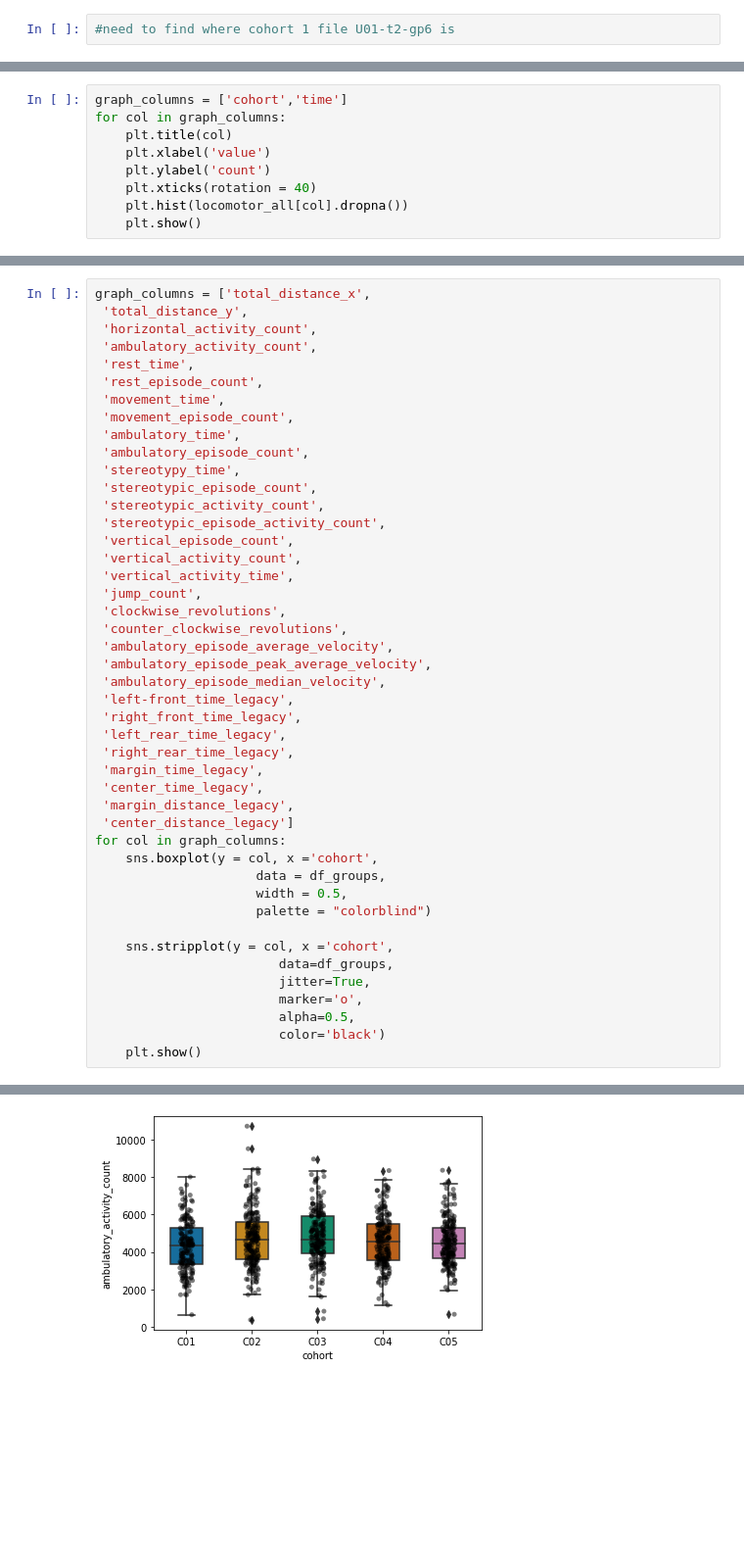
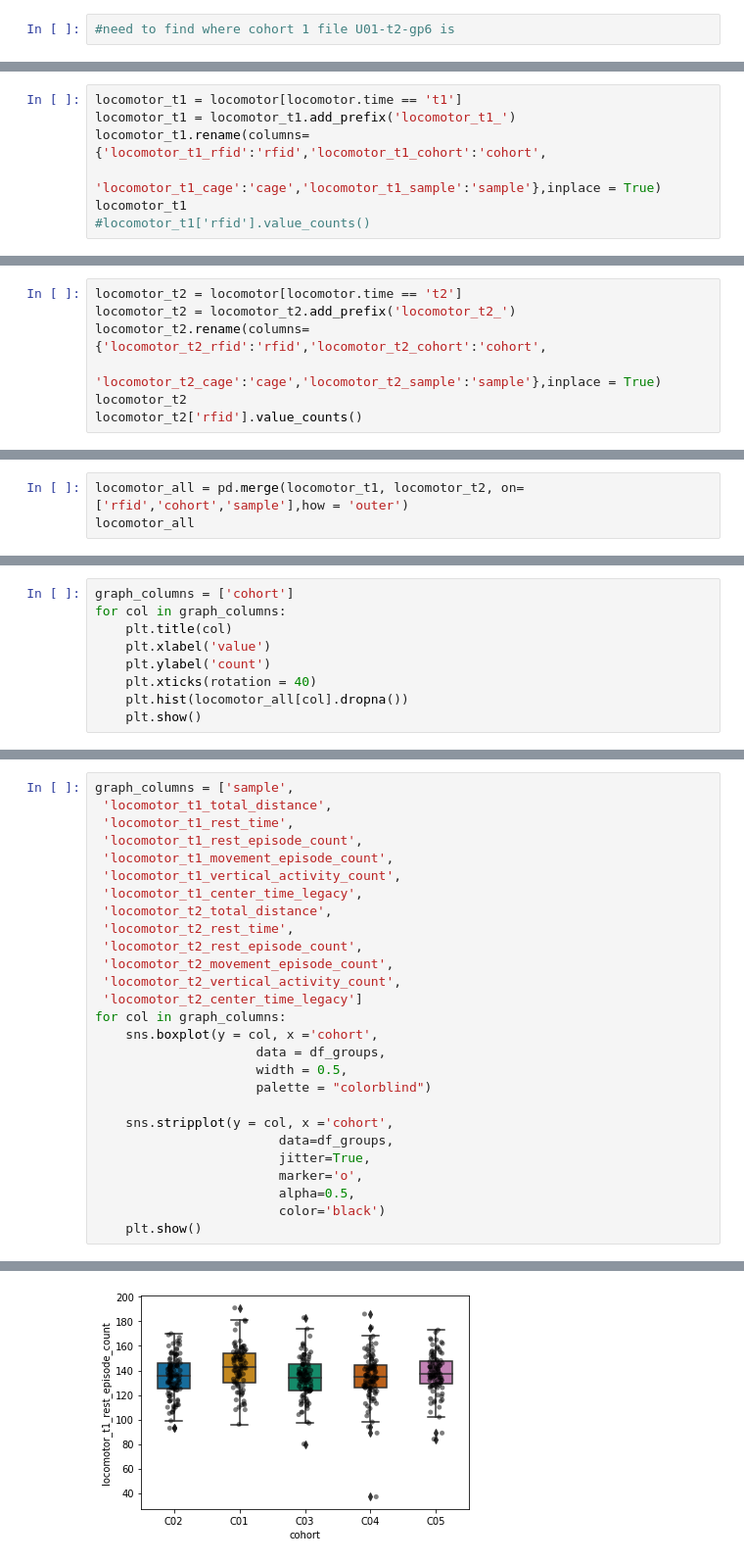
Before and after one commit to Shaezzer/PalmerLab, a Jupyter notebook: Suzanne_Mitchell_locomotor.ipynb, the cells around one changed output, grey strips where cells are left out. Shown at 98% size. Drawn from its saved outputs; the diff is of its cells as text; blank space fills up the shorter version.

```diff
--- a/Suzanne_Mitchell_locomotor.ipynb
+++ b/Suzanne_Mitchell_locomotor.ipynb
@@ -304,0 +370,7 @@ Name: time, dtype: int64
+# %%
+locomotor_t1 = locomotor[locomotor.time == 't1']
+locomotor_t1 = locomotor_t1.add_prefix('locomotor_t1_')
+locomotor_t1.rename(columns={'locomotor_t1_rfid':'rfid','locomotor_t1_cohort':'cohort',
+                            'locomotor_t1_cage':'cage','locomotor_t1_sample':'sample'},inplace = True)
+locomotor_t1
+#locomotor_t1['rfid'].value_counts()
@@ -304,0 +391,7 @@ Name: time, dtype: int64
+# %%
+locomotor_t2 = locomotor[locomotor.time == 't2']
+locomotor_t2 = locomotor_t2.add_prefix('locomotor_t2_')
+locomotor_t2.rename(columns={'locomotor_t2_rfid':'rfid','locomotor_t2_cohort':'cohort',
+                            'locomotor_t2_cage':'cage','locomotor_t2_sample':'sample'},inplace = True)
+locomotor_t2
+locomotor_t2['rfid'].value_counts()
@@ -304,0 +411,3 @@ Name: time, dtype: int64
+# %%
+locomotor_all = pd.merge(locomotor_t1, locomotor_t2, on=['rfid','cohort','sample'],how = 'outer')
+locomotor_all
@@ -305,5 +449,5 @@ Name: time, dtype: int64
 # %%
-graph_columns = ['cohort','time']
+graph_columns = ['cohort']
 for col in graph_columns:
     plt.title(col)
     plt.xlabel('value')
@@ -373,35 +500,17 @@ list(df_groups.columns.values)
 # %%
-graph_columns = ['total_distance_x',
- 'total_distance_y',
- 'horizontal_activity_count',
- 'ambulatory_activity_count',
- 'rest_time',
- 'rest_episode_count',
- 'movement_time',
- 'movement_episode_count',
- 'ambulatory_time',
- 'ambulatory_episode_count',
- 'stereotypy_time',
- 'stereotypic_episode_count',
- 'stereotypic_activity_count',
- 'stereotypic_episode_activity_count',
- 'vertical_episode_count',
- 'vertical_activity_count',
- 'vertical_activity_time',
- 'jump_count',
- 'clockwise_revolutions',
- 'counter_clockwise_revolutions',
- 'ambulatory_episode_average_velocity',
- 'ambulatory_episode_peak_average_velocity',
- 'ambulatory_episode_median_velocity',
- 'left-front_time_legacy',
- 'right_front_time_legacy',
- 'left_rear_time_legacy',
- 'right_rear_time_legacy',
- 'margin_time_legacy',
- 'center_time_legacy',
- 'margin_distance_legacy',
- 'center_distance_legacy']
+graph_columns = ['sample',
+ 'locomotor_t1_total_distance',
+ 'locomotor_t1_rest_time',
+ 'locomotor_t1_rest_episode_count',
+ 'locomotor_t1_movement_episode_count',
+ 'locomotor_t1_vertical_activity_count',
+ 'locomotor_t1_center_time_legacy',
+ 'locomotor_t2_total_distance',
+ 'locomotor_t2_rest_time',
+ 'locomotor_t2_rest_episode_count',
+ 'locomotor_t2_movement_episode_count',
+ 'locomotor_t2_vertical_activity_count',
+ 'locomotor_t2_center_time_legacy']
 for col in graph_columns:
     sns.boxplot(y = col, x ='cohort',
                      data = df_groups,
@@ -422 +531 @@ for col in graph_columns:
-[figure, old version]
+[figure, new version]
```
Also changed, not shown: parts of 24 cells of this notebook.
